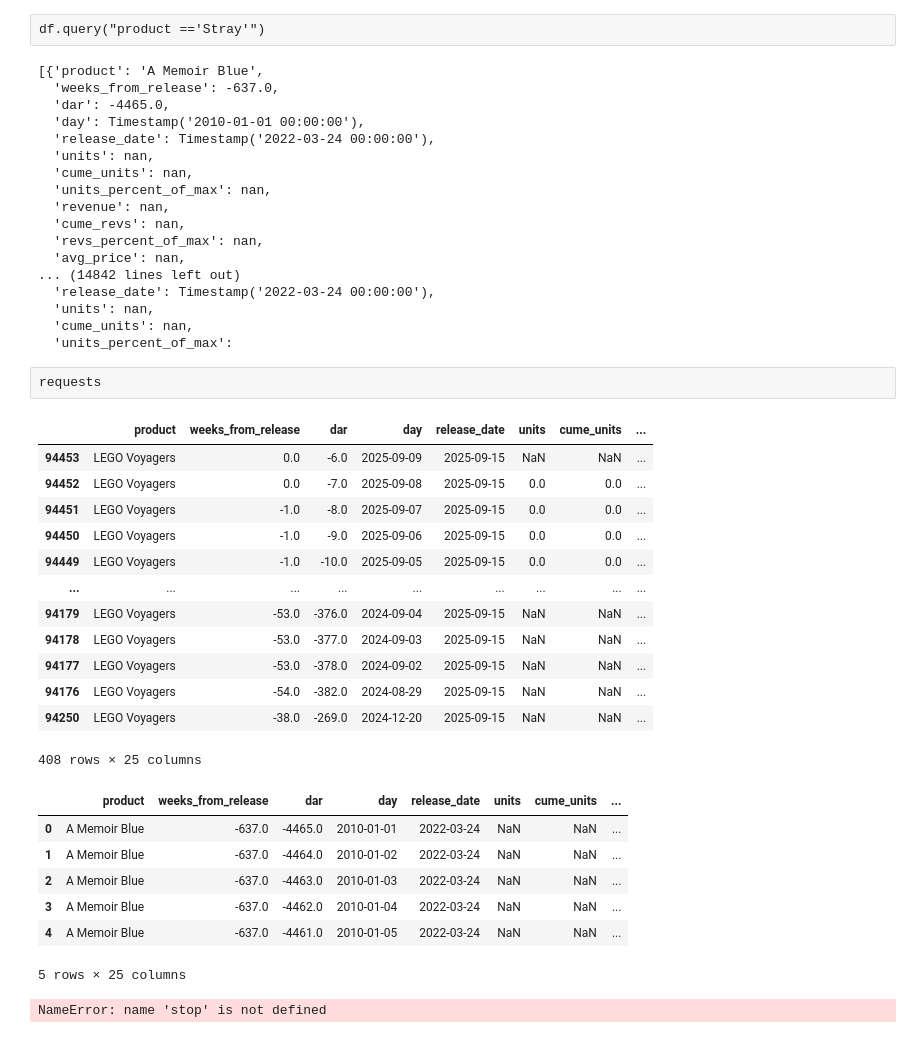
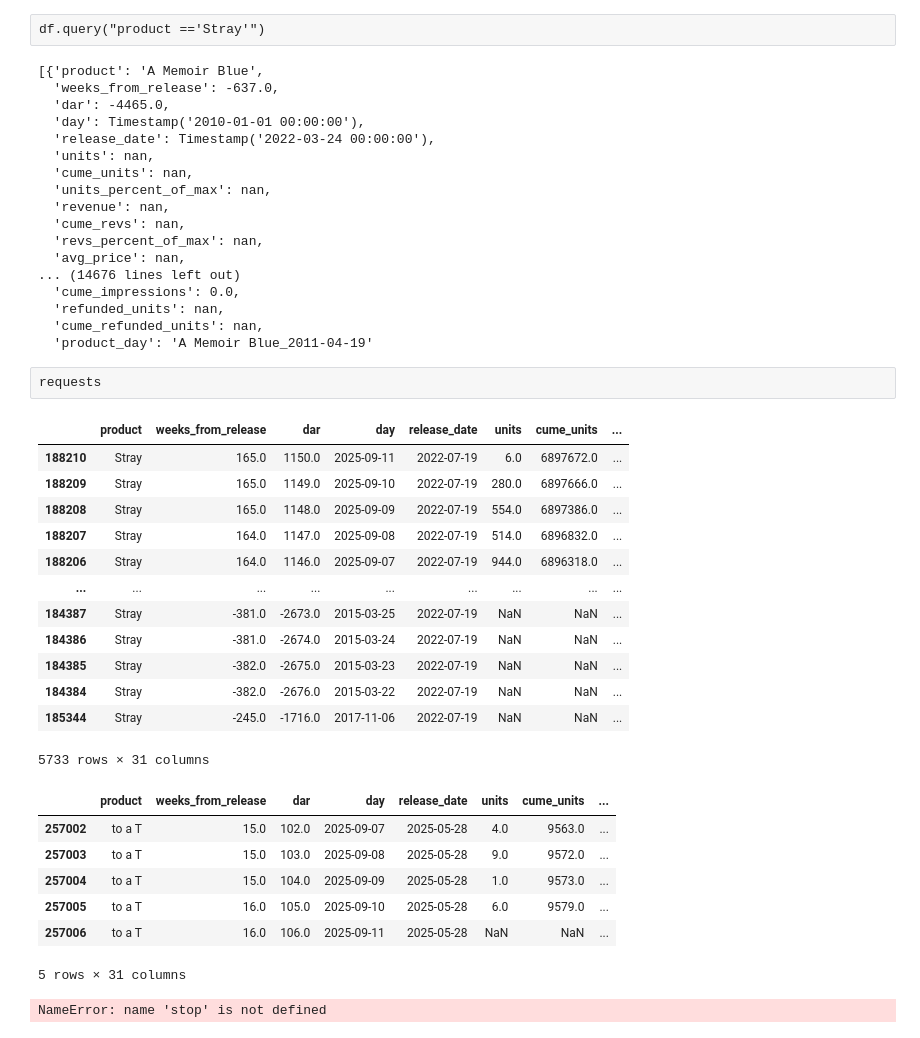
Before and after one commit to dougsack/IndieBI-Sales-EDA, a Jupyter notebook: Time_Series_Mongo_DB_Update.ipynb, the cells around one changed output. Drawn from its saved outputs; the diff is of its cells as text; code cells hidden in the pictures.

```diff
--- a/Time_Series_Mongo_DB_Update.ipynb
+++ b/Time_Series_Mongo_DB_Update.ipynb
@@ -154,6 +154,8 @@ test['cume_wishlist_adds'] = test.groupby('product')['wishlist_adds'].cumsum()
 test['cume_visits'] = test.groupby('product')['visits'].cumsum()
 test['cume_impressions'] = test.groupby('product')['impressions'].cumsum()
 test['cume_refunded_units'] = test.groupby('product')['refunded_units'].cumsum()
+test['cume_wishlist_deletes'] = test.groupby('product')['wl_deletes'].cumsum()
+test['cume_wishlist_activations'] = test.groupby('product')['wl_activations'].cumsum()
 # %%
 cols_ = ['Day',
          'product',
@@ -165,6 +167,12 @@ cols_ = ['Day',
          'cume_free_units',
          'wishlist_adds',
          'cume_wishlist_adds',
+         'wl_deletes',
+         'cume_wishlist_deletes',
+         'wl_activations',
+         'cume_wishlist_activations',
+        # 'activation_rate',
+       #  'cume_activation_rate',
          'visits',
          'cume_visits',
          'impressions',
@@ -223,6 +231,10 @@ df["DAR"] = (df["Day"] - df["release_date"]).dt.days
 df["Weeks_from_Release"] = (df["DAR"] // 7) + 1  # Week 1 starts at 0-7 days
 # %%
 df["avg_price"] = df["revenue"] / df["units"]
+
+
+df['activation_rate'] =df['wl_activations'] / df['wishlist_adds']
+df['cume_activation_rate'] =df['cume_wishlist_activations'] / df['cume_wishlist_adds']
 # %%
 value_cols = [
 
@@ -237,6 +249,12 @@ value_cols = [
          'cume_free_units',
          'wishlist_adds',
          'cume_wishlist_adds',
+             'wl_deletes',
+         'cume_wishlist_deletes',
+         'wl_activations',
+         'cume_wishlist_activations',
+         'activation_rate',
+         'cume_activation_rate',
          'visits',
          'cume_visits',
          'impressions',
@@ -274,39 +292,39 @@ records
   'cume_revs': nan,
   'revs_percent_of_max': nan,
   'avg_price': nan,
-... (14842 lines left out)
-  'release_date': Timestamp('2022-03-24 00:00:00'),
-  'units': nan,
-  'cume_units': nan,
-  'units_percent_of_max':
+... (14676 lines left out)
+  'cume_impressions': 0.0,
+  'refunded_units': nan,
+  'cume_refunded_units': nan,
+  'product_day': 'A Memoir Blue_2011-04-19'
 # %% [raw]
 requests
 # %%
-df.query("product == 'LEGO Voyagers'").sort_values(by='cume_wishlist_adds',ascending=False)
+df.query("product == 'Stray'").sort_values(by='cume_wishlist_adds',ascending=False)
 # %% [output]
 |  | product | weeks_from_release | dar | day | release_date | units | cume_units | ... |
-| 94453 | LEGO Voyagers | 0.0 | -6.0 | 2025-09-09 | 2025-09-15 | NaN | NaN | ... |
-| 94452 | LEGO Voyagers | 0.0 | -7.0 | 2025-09-08 | 2025-09-15 | 0.0 | 0.0 | ... |
-| 94451 | LEGO Voyagers | -1.0 | -8.0 | 2025-09-07 | 2025-09-15 | 0.0 | 0.0 | ... |
-| 94450 | LEGO Voyagers | -1.0 | -9.0 | 2025-09-06 | 2025-09-15 | 0.0 | 0.0 | ... |
-| 94449 | LEGO Voyagers | -1.0 | -10.0 | 2025-09-05 | 2025-09-15 | 0.0 | 0.0 | ... |
+| 188210 | Stray | 165.0 | 1150.0 | 2025-09-11 | 2022-07-19 | 6.0 | 6897672.0 | ... |
+| 188209 | Stray | 165.0 | 1149.0 | 2025-09-10 | 2022-07-19 | 280.0 | 6897666.0 | ... |
+| 188208 | Stray | 165.0 | 1148.0 | 2025-09-09 | 2022-07-19 | 554.0 | 6897386.0 | ... |
+| 188207 | Stray | 164.0 | 1147.0 | 2025-09-08 | 2022-07-19 | 514.0 | 6896832.0 | ... |
+| 188206 | Stray | 164.0 | 1146.0 | 2025-09-07 | 2022-07-19 | 944.0 | 6896318.0 | ... |
 | ... | ... | ... | ... | ... | ... | ... | ... | ... |
-| 94179 | LEGO Voyagers | -53.0 | -376.0 | 2024-09-04 | 2025-09-15 | NaN | NaN | ... |
-| 94178 | LEGO Voyagers | -53.0 | -377.0 | 2024-09-03 | 2025-09-15 | NaN | NaN | ... |
-| 94177 | LEGO Voyagers | -53.0 | -378.0 | 2024-09-02 | 2025-09-15 | NaN | NaN | ... |
-| 94176 | LEGO Voyagers | -54.0 | -382.0 | 2024-08-29 | 2025-09-15 | NaN | NaN | ... |
-| 94250 | LEGO Voyagers | -38.0 | -269.0 | 2024-12-20 | 2025-09-15 | NaN | NaN | ... |
+| 184387 | Stray | -381.0 | -2673.0 | 2015-03-25 | 2022-07-19 | NaN | NaN | ... |
+| 184386 | Stray | -381.0 | -2674.0 | 2015-03-24 | 2022-07-19 | NaN | NaN | ... |
+| 184385 | Stray | -382.0 | -2675.0 | 2015-03-23 | 2022-07-19 | NaN | NaN | ... |
+| 184384 | Stray | -382.0 | -2676.0 | 2015-03-22 | 2022-07-19 | NaN | NaN | ... |
+| 185344 | Stray | -245.0 | -1716.0 | 2017-11-06 | 2022-07-19 | NaN | NaN | ... |
-408 rows × 25 columns
+5733 rows × 31 columns
 # %%
-df.head()
+df.tail()
 # %% [output]
 |  | product | weeks_from_release | dar | day | release_date | units | cume_units | ... |
-| 0 | A Memoir Blue | -637.0 | -4465.0 | 2010-01-01 | 2022-03-24 | NaN | NaN | ... |
-| 1 | A Memoir Blue | -637.0 | -4464.0 | 2010-01-02 | 2022-03-24 | NaN | NaN | ... |
-| 2 | A Memoir Blue | -637.0 | -4463.0 | 2010-01-03 | 2022-03-24 | NaN | NaN | ... |
-| 3 | A Memoir Blue | -637.0 | -4462.0 | 2010-01-04 | 2022-03-24 | NaN | NaN | ... |
-| 4 | A Memoir Blue | -637.0 | -4461.0 | 2010-01-05 | 2022-03-24 | NaN | NaN | ... |
+| 257002 | to a T | 15.0 | 102.0 | 2025-09-07 | 2025-05-28 | 4.0 | 9563.0 | ... |
+| 257003 | to a T | 15.0 | 103.0 | 2025-09-08 | 2025-05-28 | 9.0 | 9572.0 | ... |
+| 257004 | to a T | 15.0 | 104.0 | 2025-09-09 | 2025-05-28 | 1.0 | 9573.0 | ... |
+| 257005 | to a T | 16.0 | 105.0 | 2025-09-10 | 2025-05-28 | 6.0 | 9579.0 | ... |
+| 257006 | to a T | 16.0 | 106.0 | 2025-09-11 | 2025-05-28 | NaN | NaN | ... |
-5 rows × 25 columns
+5 rows × 31 columns
 # %%
 stop
 # %% [output]
```
Also changed, not shown: parts of 7 cells of this notebook, 4 other files.
